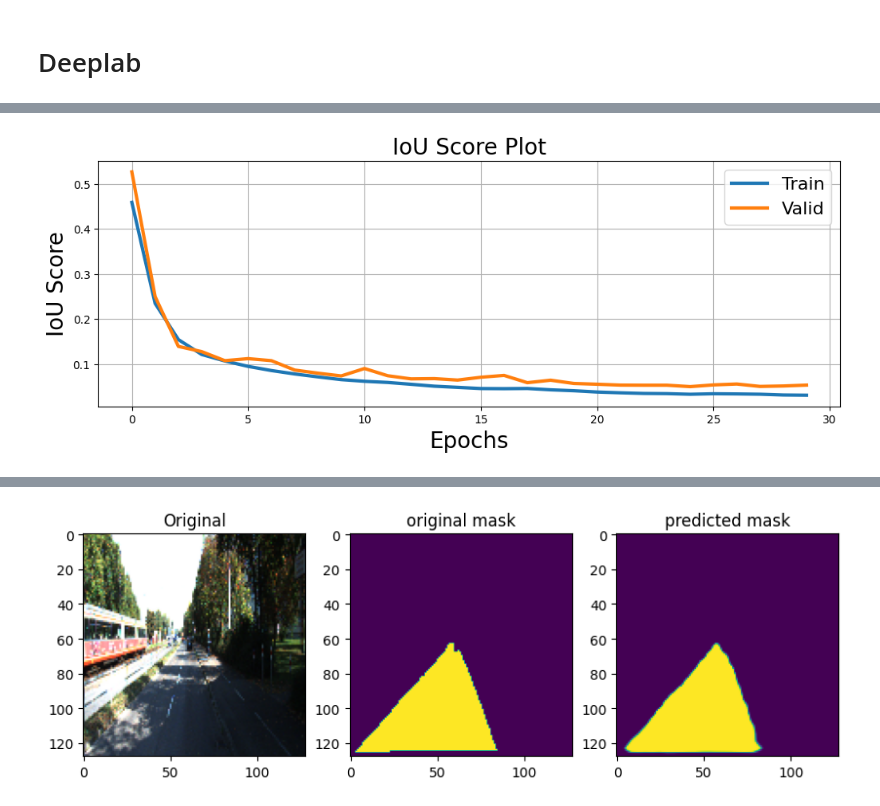
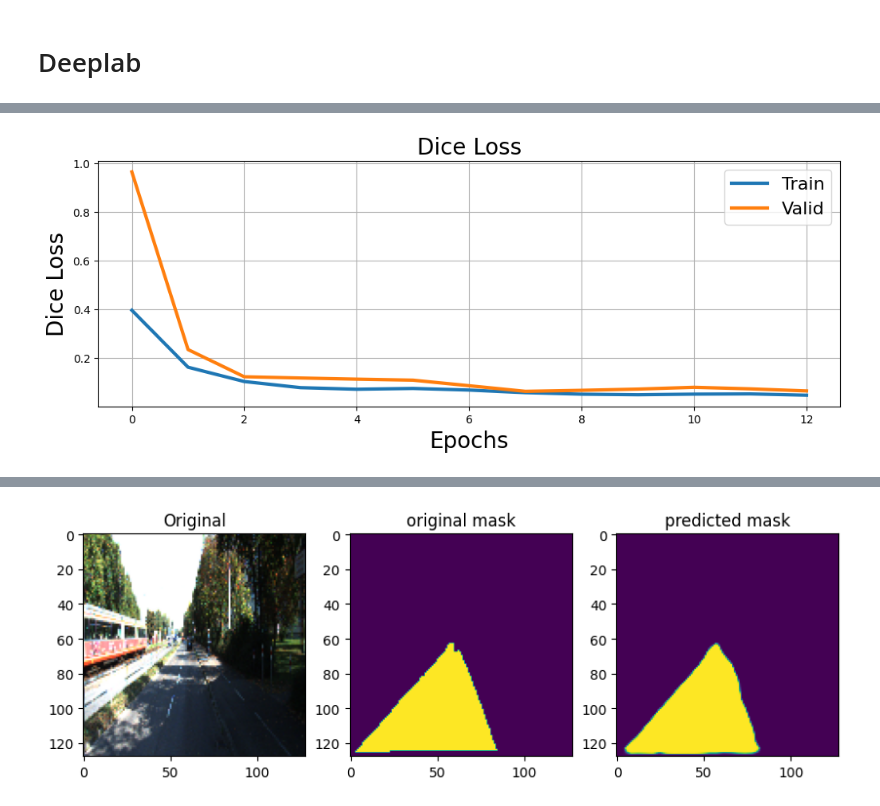
Before and after one commit to AbeRodz/computer-vision-II, a Jupyter notebook: project.ipynb, the cells around one changed output, grey strips where cells are left out. Drawn from its saved outputs; the diff is of its cells as text; code cells hidden in the pictures.

```diff
--- a/project.ipynb
+++ b/project.ipynb
@@ -143,7 +121,8 @@ torch.backends.cudnn.benchmark = True
 # %%
 train_data_dir, train_gt_dir, test_data_dir = load_dataset_paths('.')
 # %%
-data=open_images_np(train_data_dir,masked=False)
+data=open_images_cv(train_data_dir,masked=False)
+masks=open_images_cv(train_gt_dir,masked=True)
 # %%
 plt.imshow(data[0])
 # %% [output]
@@ -200,6 +177,9 @@ from albumentations.pytorch import ToTensorV2
 augmentation_pipeline = A.Compose([
     A.HorizontalFlip(p=0.5),
     A.Rotate(limit=(10,-10), p=0.5,border_mode=cv.BORDER_CONSTANT),
+    A.RandomBrightnessContrast(brightness_limit=0.3, contrast_limit=0.3),
+    A.RandomShadow(shadow_dimension=20),
+    A.RandomSunFlare(src_radius=50)
 ])
 # %%
 data=data.astype(np.float32)
@@ -477,7 +372,7 @@ import torch.optim as optim
 EPOCHS=80
 DEVICE = torch.device("cuda:0" if torch.cuda.is_available() else "cpu")
 loss_fn = smp.utils.losses.DiceLoss()
-LEARNING_RATE=1e-3
+LEARNING_RATE=3e-3
 
 model = UNET(in_channels=3, out_channels=1).to(DEVICE)
 optimizer = optim.Adam(model.parameters(), lr=LEARNING_RATE)
@@ -649,0 +564,27 @@ plot_loss(history)
+# %%
+%%time
+
+if TRAINING:
+
+    best_iou_score = 0.0
+    train_logs_list, valid_logs_list = [], []
+    es = EarlyStopping(patience = 5)
+    done = False
+    for i in range(0, EPOCHS):
+
+        # Perform training & validation
+        print('\nEpoch: {}'.format(i))
+        train_logs = train_epoch.run(train_dataloader)
+        valid_logs = valid_epoch.run(val_dataloader)
+        train_logs_list.append(train_logs)
+        valid_logs_list.append(valid_logs)
+        if es(model,valid_logs['dice_loss']):
+            done = True
+            print(f'Patience ran out : {es.status}')
+            break
+        print(f'EStop:[{es.status}]')
+        # Save model if a better val IoU score is obtained
+        if best_iou_score < valid_logs['iou_score']:
+            best_iou_score = valid_logs['iou_score']
+            torch.save(model, './best_model.pth')
+            print('Model saved!')
@@ -839,13 +826,13 @@ train_logs_df.T
 # %%
 plt.figure(figsize=(12,4))
-plt.plot(train_logs_df.index.tolist(),1 - train_logs_df.iou_score, lw=3, label = 'Train')
-plt.plot(valid_logs_df.index.tolist(),1 - valid_logs_df.iou_score, lw=3, label = 'Valid')
+plt.plot(train_logs_df.index.tolist(), train_logs_df.dice_loss, lw=3, label = 'Train')
+plt.plot(valid_logs_df.index.tolist(), valid_logs_df.dice_loss, lw=3, label = 'Valid')
 plt.xlabel('Epochs', fontsize=20)
-plt.ylabel('IoU Score', fontsize=20)
-plt.title('IoU Score Plot', fontsize=20)
+plt.ylabel('Dice Loss', fontsize=20)
+plt.title('Dice Loss', fontsize=20)
 plt.legend(loc='best', fontsize=16)
 plt.grid()
 plt.savefig('iou_score_plot.png')
 plt.show()
 # %% [output]
-[figure, old version]
+[figure, new version]
```
Also changed, not shown: parts of 44 cells of this notebook, 1 other file.
